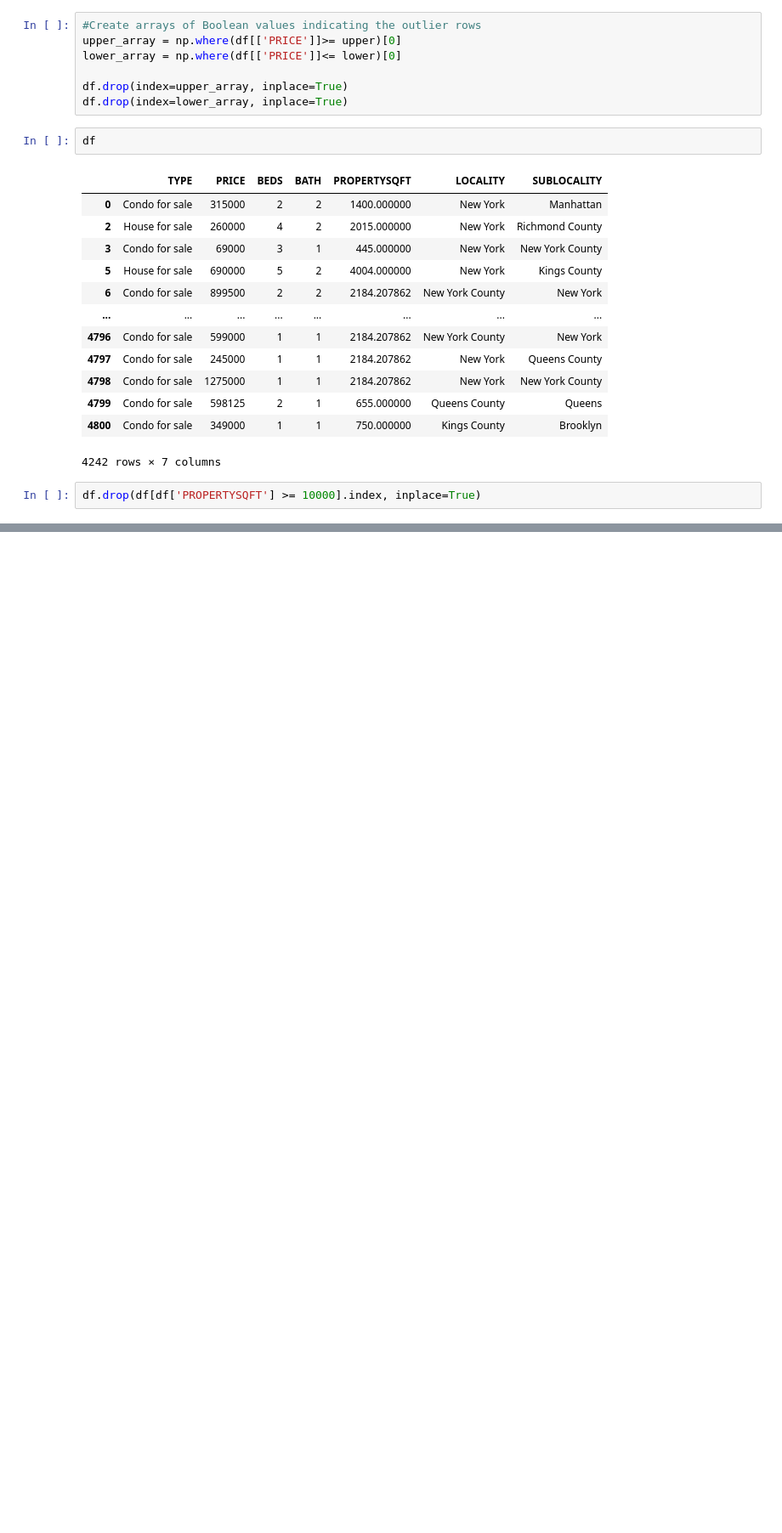
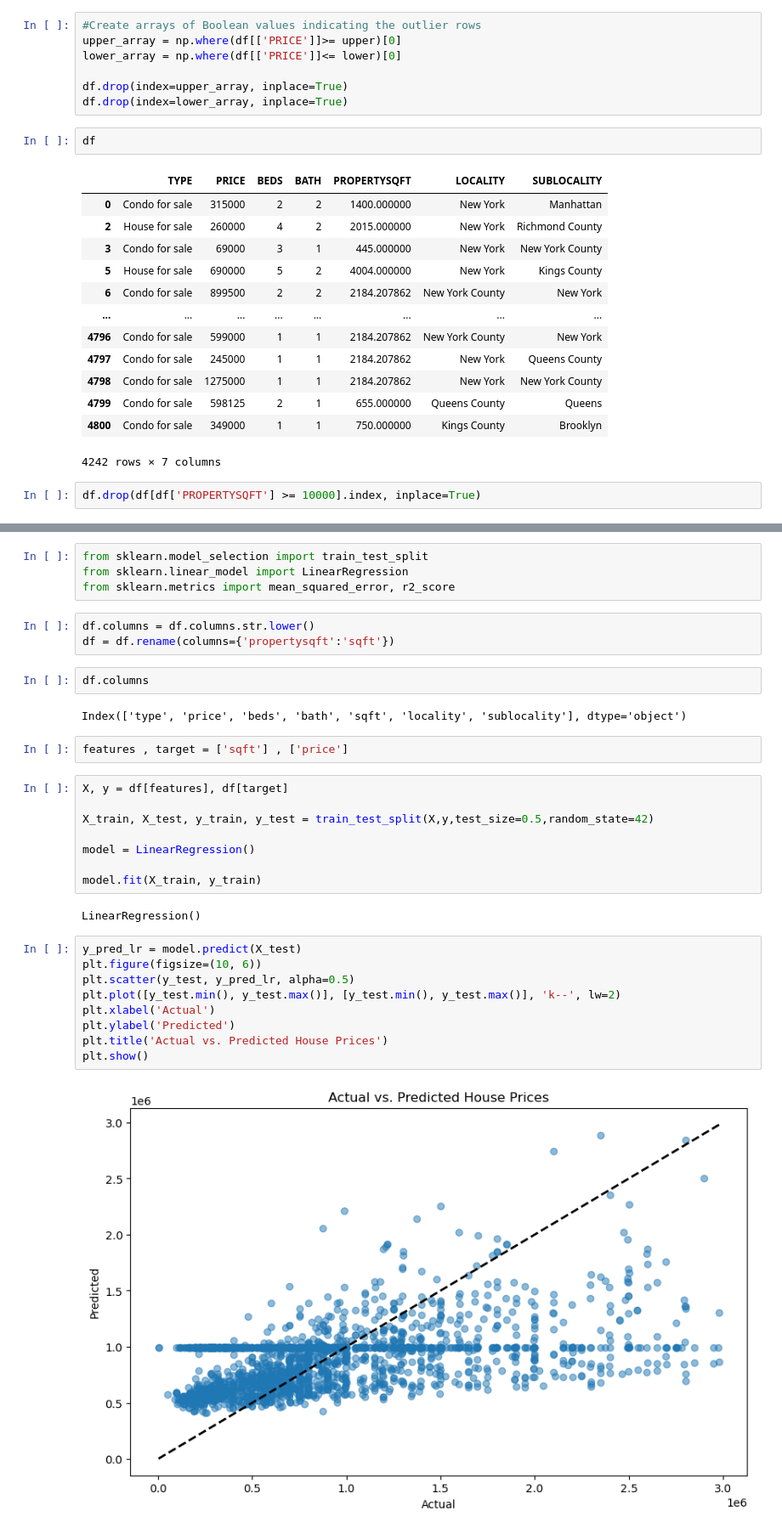
Before and after one commit to RamiroLedezma/EDA_PROJECTS, a Jupyter notebook: NY_housing_market/EDA_NY.ipynb, the cells around one changed output, grey strips where cells are left out. Shown at 85% size. Drawn from its saved outputs; the diff is of its cells as text; blank space fills up the shorter version.

Commit message:
Algunas actualizaciones e inicio de nuevo proyecto

```diff
--- a/NY_housing_market/EDA_NY.ipynb
+++ b/NY_housing_market/EDA_NY.ipynb
@@ -412,0 +411,34 @@ plt.show()
+# %%
+from sklearn.model_selection import train_test_split
+from sklearn.linear_model import LinearRegression
+from sklearn.metrics import mean_squared_error, r2_score
+# %%
+df.columns = df.columns.str.lower()
+df = df.rename(columns={'propertysqft':'sqft'})
+# %%
+df.columns
+# %% [output]
+Index(['type', 'price', 'beds', 'bath', 'sqft', 'locality', 'sublocality'], dtype='object')
+# %%
+features , target = ['sqft'] , ['price']
+# %%
+X, y = df[features], df[target]
+
+X_train, X_test, y_train, y_test = train_test_split(X,y,test_size=0.5,random_state=42)
+
+model = LinearRegression()
+
+model.fit(X_train, y_train)
+# %% [output]
+LinearRegression()
+# %%
+y_pred_lr = model.predict(X_test)
+plt.figure(figsize=(10, 6))
+plt.scatter(y_test, y_pred_lr, alpha=0.5)
+plt.plot([y_test.min(), y_test.max()], [y_test.min(), y_test.max()], 'k--', lw=2)
+plt.xlabel('Actual')
+plt.ylabel('Predicted')
+plt.title('Actual vs. Predicted House Prices')
+plt.show()
+# %% [output]
+[figure, added]
```
Also changed, not shown: parts of 4 cells of this notebook.
